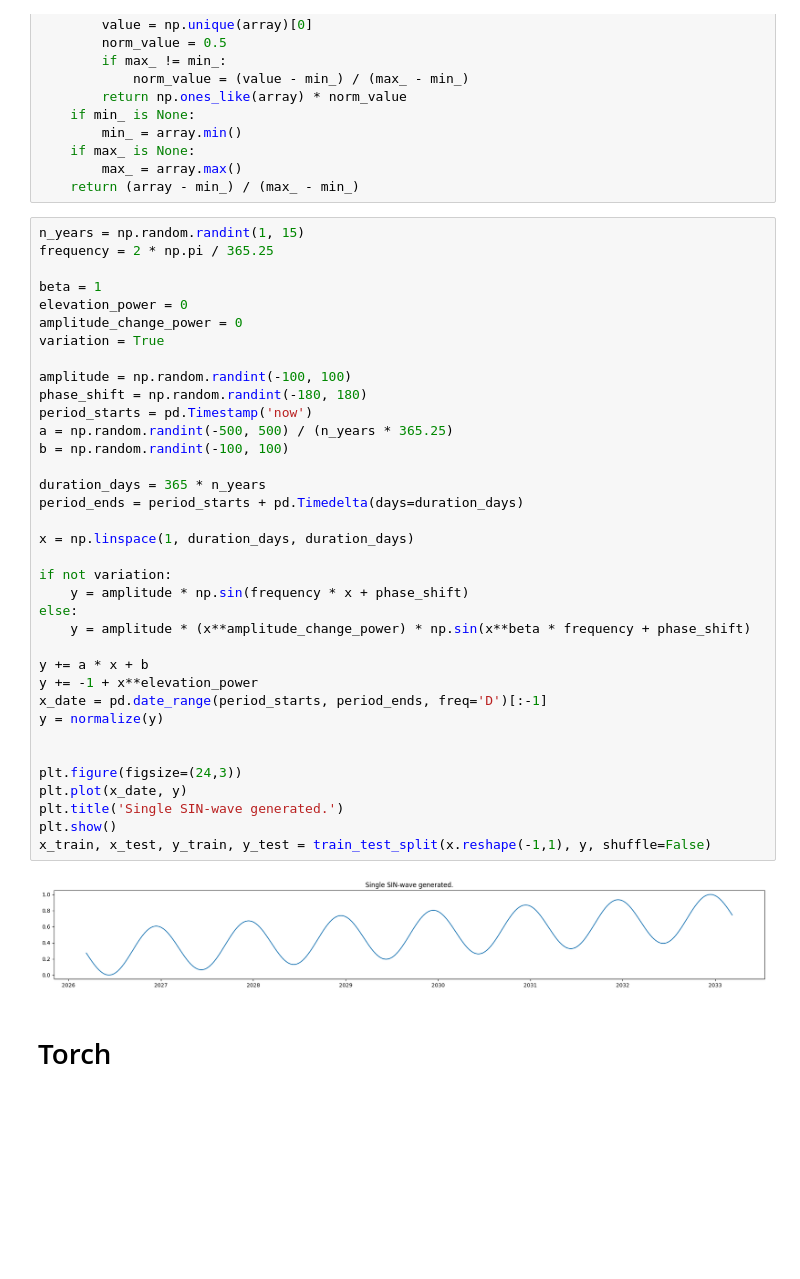
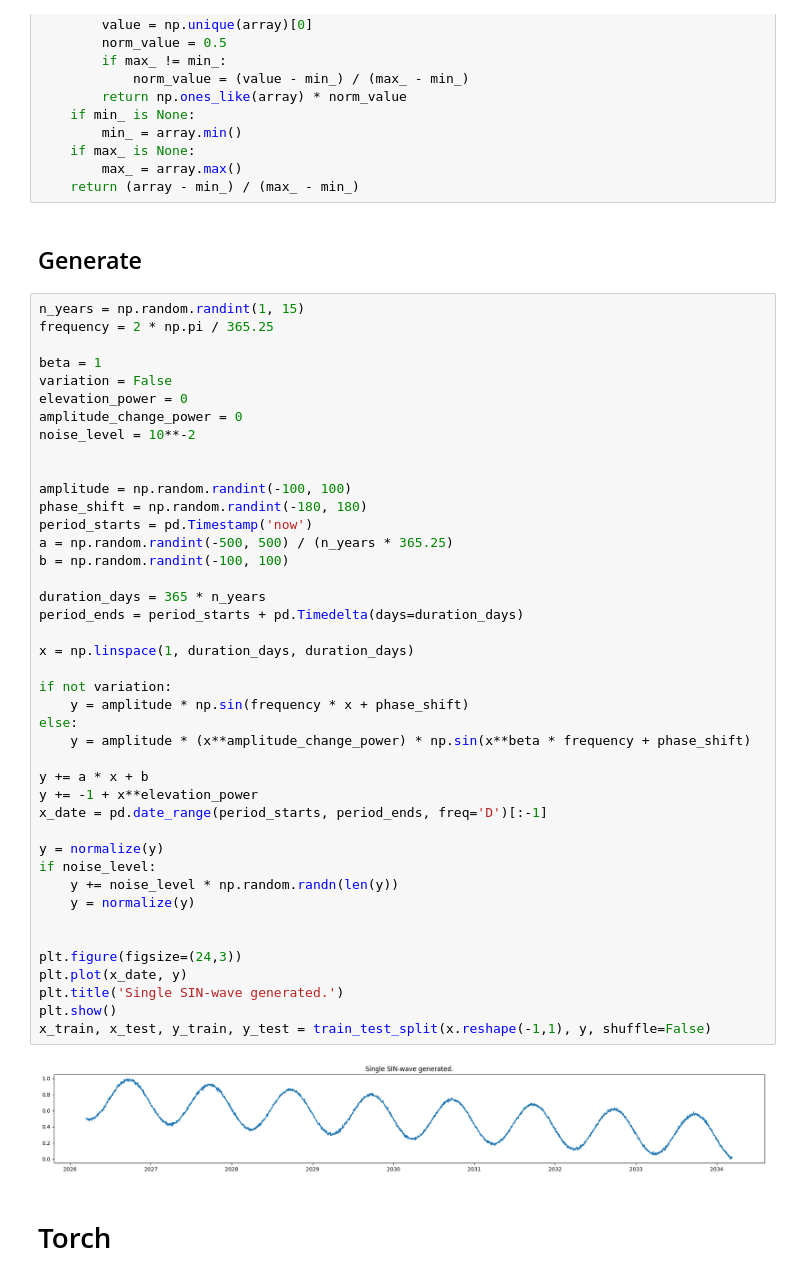
Before and after one commit to Ansebi/SIN-activated_Neural_Network_for_Time_Series_Forecasting, a Jupyter notebook: pytorch/scratch.ipynb, the cells around one changed output. Drawn from its saved outputs; the diff is of its cells as text; blank space fills up the shorter version.

```diff
--- a/pytorch/scratch.ipynb
+++ b/pytorch/scratch.ipynb
@@ -22,44 +22,52 @@ def normalize(
     if max_ is None:
         max_ = array.max()
     return (array - min_) / (max_ - min_)
+# %% [markdown]
+## Generate
 # %%
 n_years = np.random.randint(1, 15)
 frequency = 2 * np.pi / 365.25
 
 beta = 1
+variation = False
 elevation_power = 0
 amplitude_change_power = 0
-variation = True
+noise_level = 10**-2
+
 
 amplitude = np.random.randint(-100, 100)
 phase_shift = np.random.randint(-180, 180)
 period_starts = pd.Timestamp('now')
 a = np.random.randint(-500, 500) / (n_years * 365.25)
 b = np.random.randint(-100, 100)
 
 duration_days = 365 * n_years
 period_ends = period_starts + pd.Timedelta(days=duration_days)
 
 x = np.linspace(1, duration_days, duration_days)
 
 if not variation:
     y = amplitude * np.sin(frequency * x + phase_shift)
 else:
     y = amplitude * (x**amplitude_change_power) * np.sin(x**beta * frequency + phase_shift)
 
 y += a * x + b
 y += -1 + x**elevation_power
 x_date = pd.date_range(period_starts, period_ends, freq='D')[:-1]
+
 y = normalize(y)
+if noise_level:
+    y += noise_level * np.random.randn(len(y))
+    y = normalize(y)
 
 
 plt.figure(figsize=(24,3))
 plt.plot(x_date, y)
 plt.title('Single SIN-wave generated.')
 plt.show()
 x_train, x_test, y_train, y_test = train_test_split(x.reshape(-1,1), y, shuffle=False)
 # %% [output]
-[figure, old version]
+[figure, new version]
 # %% [markdown]
 # Torch
 # %% [markdown]
```
Also changed, not shown: parts of 14 cells of this notebook.
